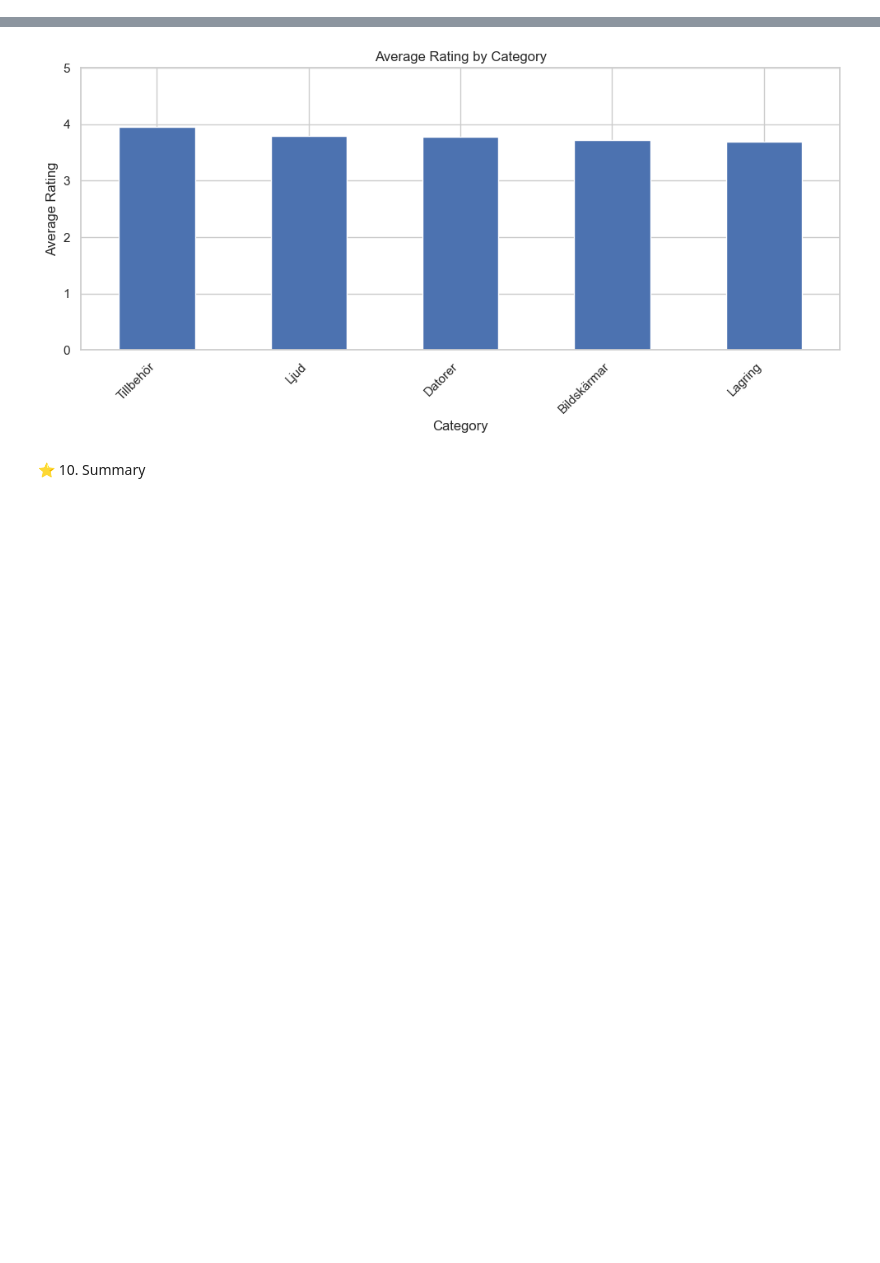
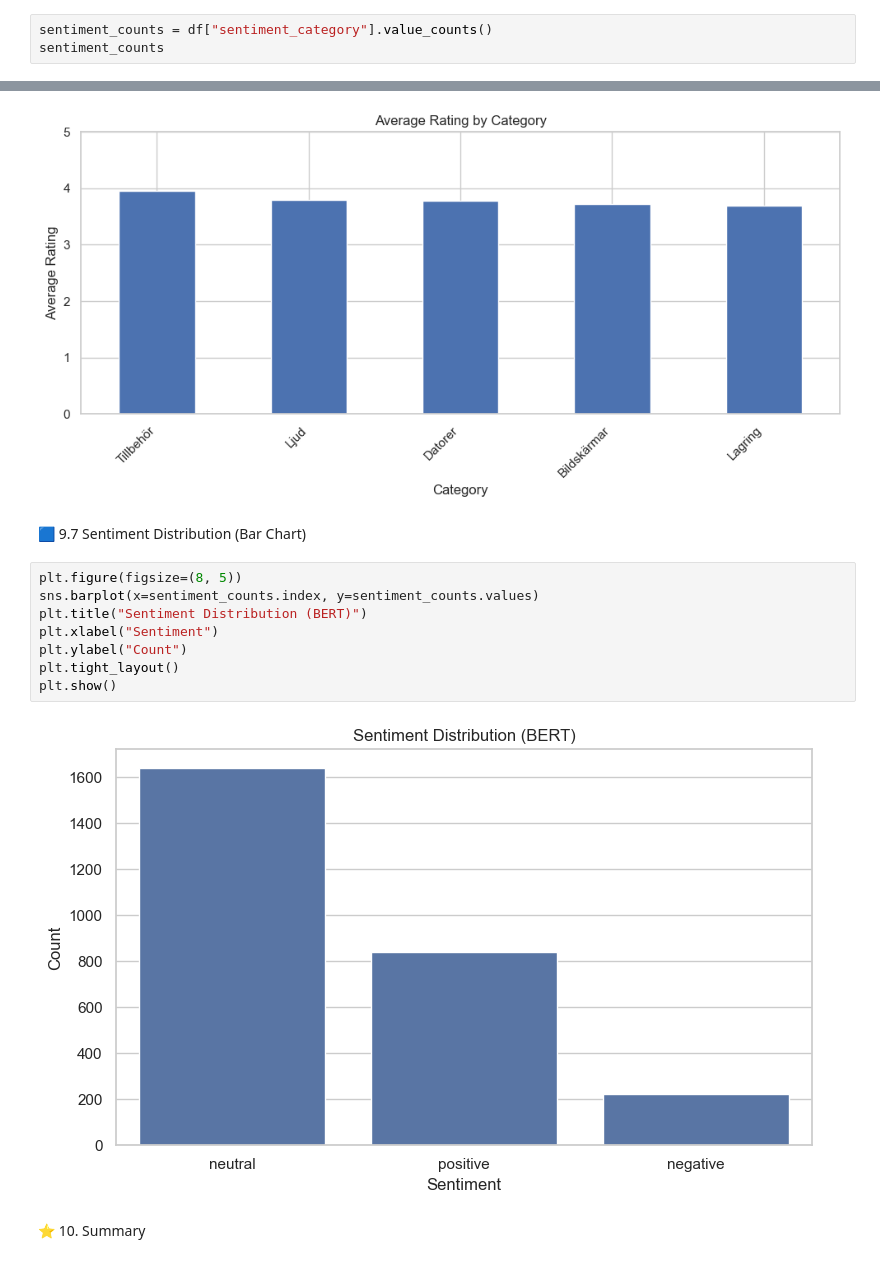
Before and after one commit to zinahalqeji/nordtech_etl_project, a Jupyter notebook: notebooks/03_kpi_analysis.ipynb, the cells around one changed output, grey strips where cells are left out. Saved outputs shown, nothing was run; the diff lists cells and outputs as text; blank space fills up the shorter version.

```diff
--- a/notebooks/03_kpi_analysis.ipynb
+++ b/notebooks/03_kpi_analysis.ipynb
@@ -303,0 +324,3 @@ Name: has_review, dtype: int64
+# %%
+sentiment_counts = df["sentiment_category"].value_counts()
+sentiment_counts
@@ -380,6 +409,18 @@ plt.tight_layout()
 plt.show()
 # %% [output]
 [figure]
+# %% [markdown]
+🟦 9.7 Sentiment Distribution (Bar Chart)
+# %%
+plt.figure(figsize=(8, 5))
+sns.barplot(x=sentiment_counts.index, y=sentiment_counts.values)
+plt.title("Sentiment Distribution (BERT)")
+plt.xlabel("Sentiment")
+plt.ylabel("Count")
+plt.tight_layout()
+plt.show()
+# %% [output]
+[figure, added]
 # %% [markdown]
 ⭐ 10. Summary
 # %% [markdown]
```
Also changed, not shown: parts of 13 cells of this notebook, 4 other files.
